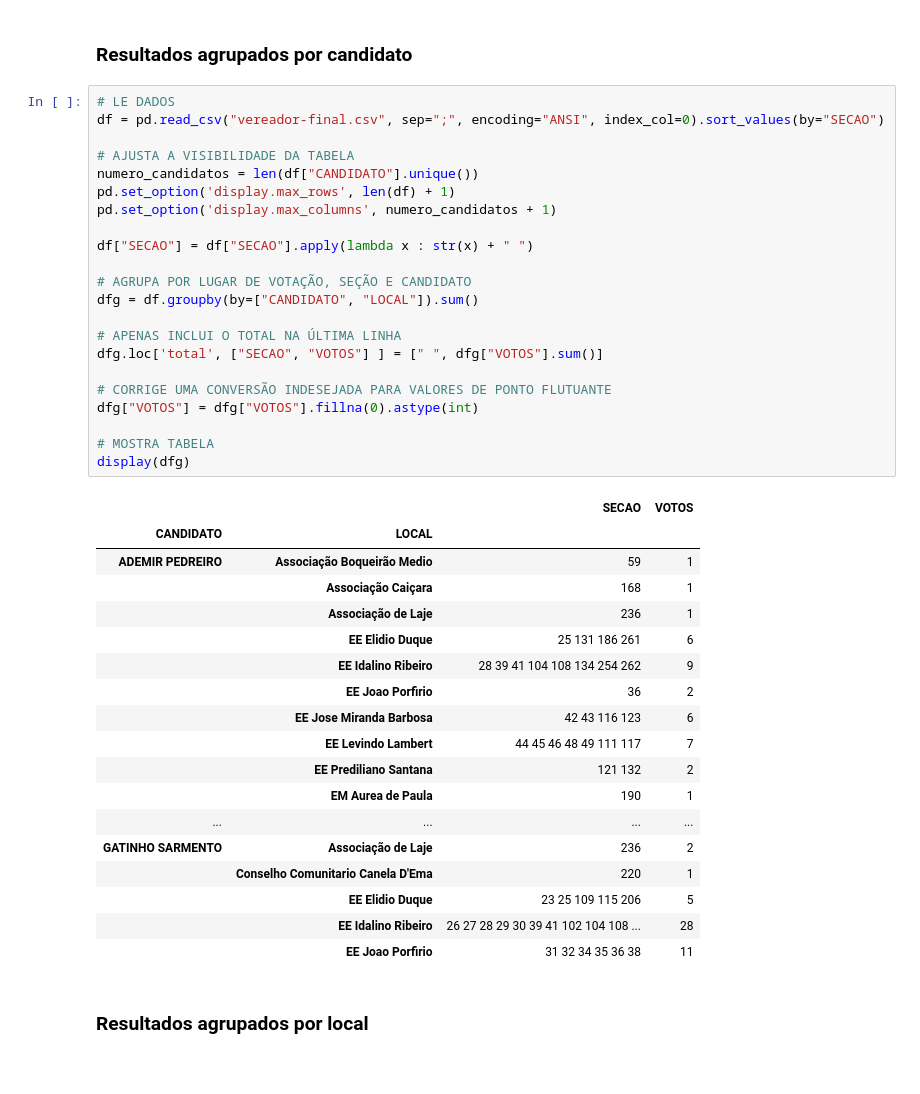
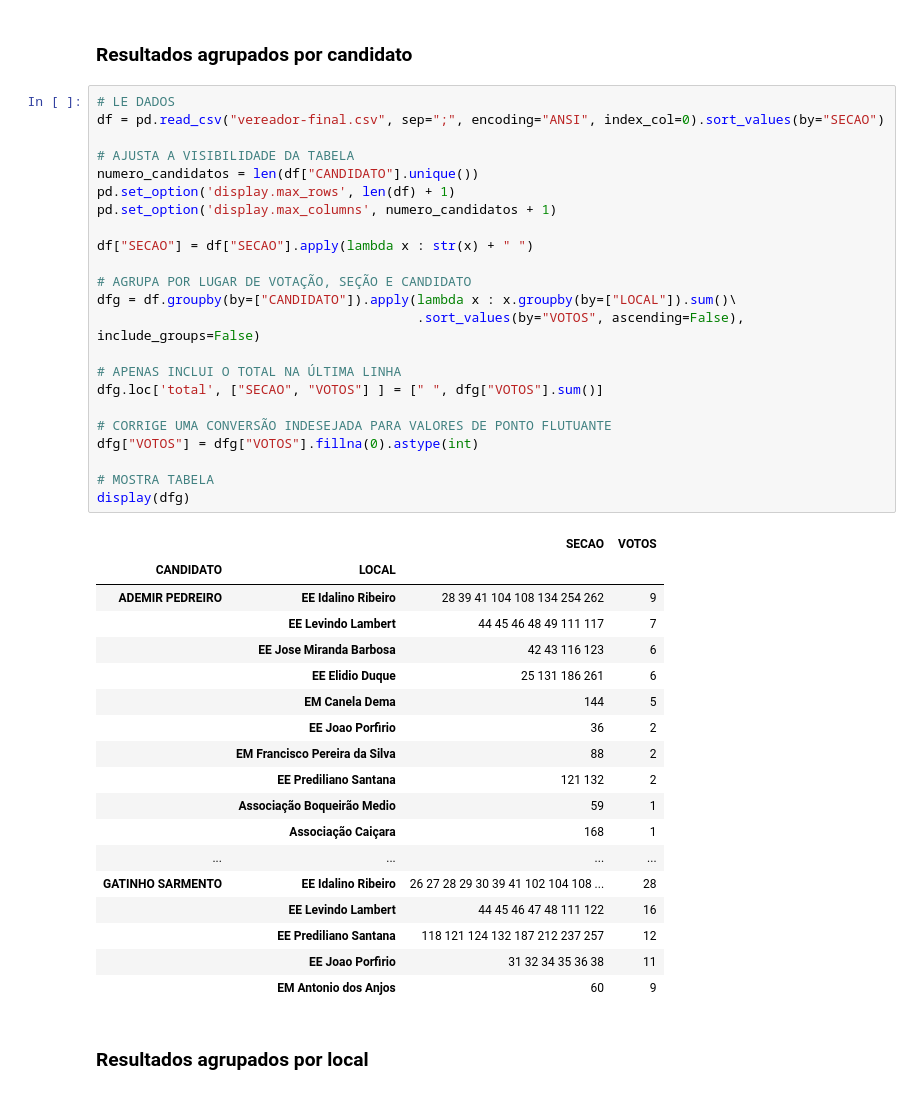
Before and after one commit to nfmmendes/eleicoes-salinas-2024, a Jupyter notebook: Resultado eleições municipais - Salinas(MG) 2024.ipynb, the cells around one changed output. Saved outputs shown, nothing was run; the diff lists cells and outputs as text.

Commit message:
Ordena resultados dos vereadores por votos

```diff
--- a/Resultado eleições municipais - Salinas(MG) 2024.ipynb
+++ b/Resultado eleições municipais - Salinas(MG) 2024.ipynb
@@ -59,44 +59,45 @@ display(df)
 # %%
 # LE DADOS
 df = pd.read_csv("vereador-final.csv", sep=";", encoding="ANSI", index_col=0).sort_values(by="SECAO")
 
 # AJUSTA A VISIBILIDADE DA TABELA
 numero_candidatos = len(df["CANDIDATO"].unique())
 pd.set_option('display.max_rows', len(df) + 1)
 pd.set_option('display.max_columns', numero_candidatos + 1)
 
 df["SECAO"] = df["SECAO"].apply(lambda x : str(x) + " ")
 
 # AGRUPA POR LUGAR DE VOTAÇÃO, SEÇÃO E CANDIDATO
-dfg = df.groupby(by=["CANDIDATO", "LOCAL"]).sum()
+dfg = df.groupby(by=["CANDIDATO"]).apply(lambda x : x.groupby(by=["LOCAL"]).sum()\
+                                         .sort_values(by="VOTOS", ascending=False), include_groups=False)
 
 # APENAS INCLUI O TOTAL NA ÚLTIMA LINHA
 dfg.loc['total', ["SECAO", "VOTOS"] ] = [" ", dfg["VOTOS"].sum()]
 
 # CORRIGE UMA CONVERSÃO INDESEJADA PARA VALORES DE PONTO FLUTUANTE
 dfg["VOTOS"] = dfg["VOTOS"].fillna(0).astype(int)
 
 # MOSTRA TABELA
 display(dfg)
 # %% [output]
 |  |  | SECAO | VOTOS |
 | CANDIDATO | LOCAL |  |  |
-| ADEMIR PEDREIRO | Associação Boqueirão Medio | 59 | 1 |
+| ADEMIR PEDREIRO | EE Idalino Ribeiro | 28 39 41 104 108 134 254 262 | 9 |
+|  | EE Levindo Lambert | 44 45 46 48 49 111 117 | 7 |
+|  | EE Jose Miranda Barbosa | 42 43 116 123 | 6 |
+|  | EE Elidio Duque | 25 131 186 261 | 6 |
+|  | EM Canela Dema | 144 | 5 |
+|  | EE Joao Porfirio | 36 | 2 |
+|  | EM Francisco Pereira da Silva | 88 | 2 |
+|  | EE Prediliano Santana | 121 132 | 2 |
+|  | Associação Boqueirão Medio | 59 | 1 |
 |  | Associação Caiçara | 168 | 1 |
-|  | Associação de Laje | 236 | 1 |
-|  | EE Elidio Duque | 25 131 186 261 | 6 |
-|  | EE Idalino Ribeiro | 28 39 41 104 108 134 254 262 | 9 |
-|  | EE Joao Porfirio | 36 | 2 |
-|  | EE Jose Miranda Barbosa | 42 43 116 123 | 6 |
-|  | EE Levindo Lambert | 44 45 46 48 49 111 117 | 7 |
-|  | EE Prediliano Santana | 121 132 | 2 |
-|  | EM Aurea de Paula | 190 | 1 |
 | ... | ... | ... | ... |
-| GATINHO SARMENTO | Associação de Laje | 236 | 2 |
-|  | Conselho Comunitario Canela D'Ema | 220 | 1 |
-|  | EE Elidio Duque | 23 25 109 115 206 | 5 |
-|  | EE Idalino Ribeiro | 26 27 28 29 30 39 41 102 104 108 ... | 28 |
+| GATINHO SARMENTO | EE Idalino Ribeiro | 26 27 28 29 30 39 41 102 104 108 ... | 28 |
+|  | EE Levindo Lambert | 44 45 46 47 48 111 122 | 16 |
+|  | EE Prediliano Santana | 118 121 124 132 187 212 237 257 | 12 |
 |  | EE Joao Porfirio | 31 32 34 35 36 38 | 11 |
+|  | EM Antonio dos Anjos | 60 | 9 |
 # %% [markdown]
 <H3> Resultados agrupados por local </h3>
 # %%
```
Also changed, not shown: parts of 1 cell of this notebook.
